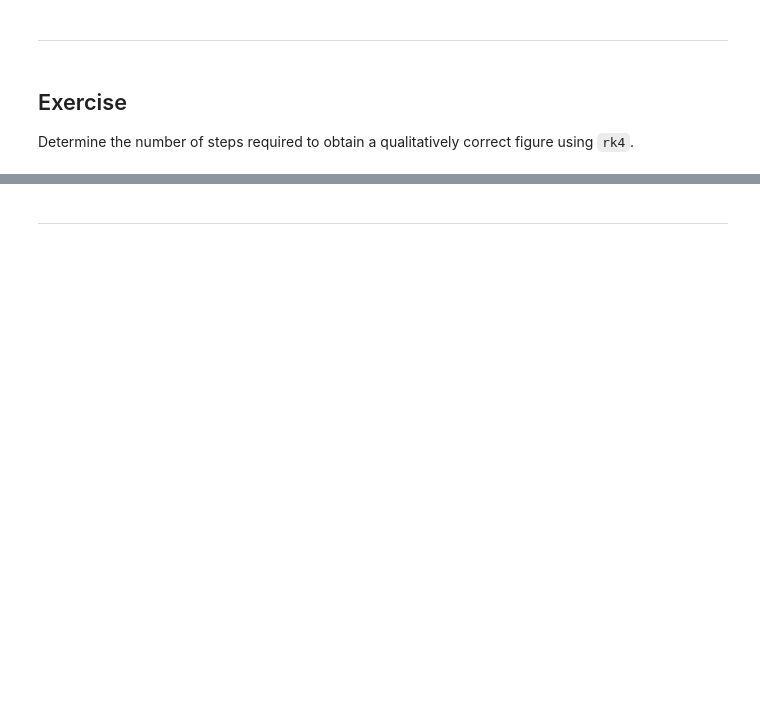
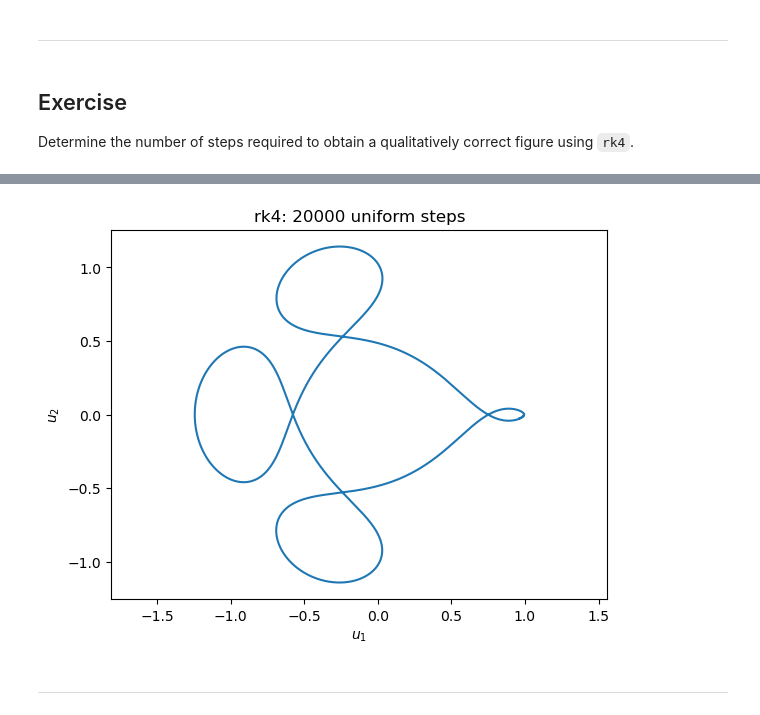
Before and after one commit to math435/20252-lecture-notes, a Jupyter notebook: chapter16/Section 16.6 - Error control and estimation.ipynb, the cells around one changed output, grey strips where cells are left out. Saved outputs shown, nothing was run; the diff lists cells and outputs as text; code cells hidden in the pictures; blank space fills up the shorter version.

```diff
--- a/chapter16/Section 16.6 - Error control and estimation.ipynb
+++ b/chapter16/Section 16.6 - Error control and estimation.ipynb
@@ -285,17 +293,19 @@ end
 # %%
-N = 100
+N = 20000
 
 tt, yy = rk4(f, a, b, y0, N)
 
 yy = hcat(yy...)
 
 u1 = yy[1,:]
 u2 = yy[3,:]
 
 plot(u1, u2, "-")
 xlabel(L"u_1")
 ylabel(L"u_2")
 axis("equal")
 title("rk4: $N uniform steps");
+# %% [output]
+[figure, added]
 # %% [markdown]
 ---
```
Also changed, not shown: parts of 5 cells of this notebook, 1 other file.
